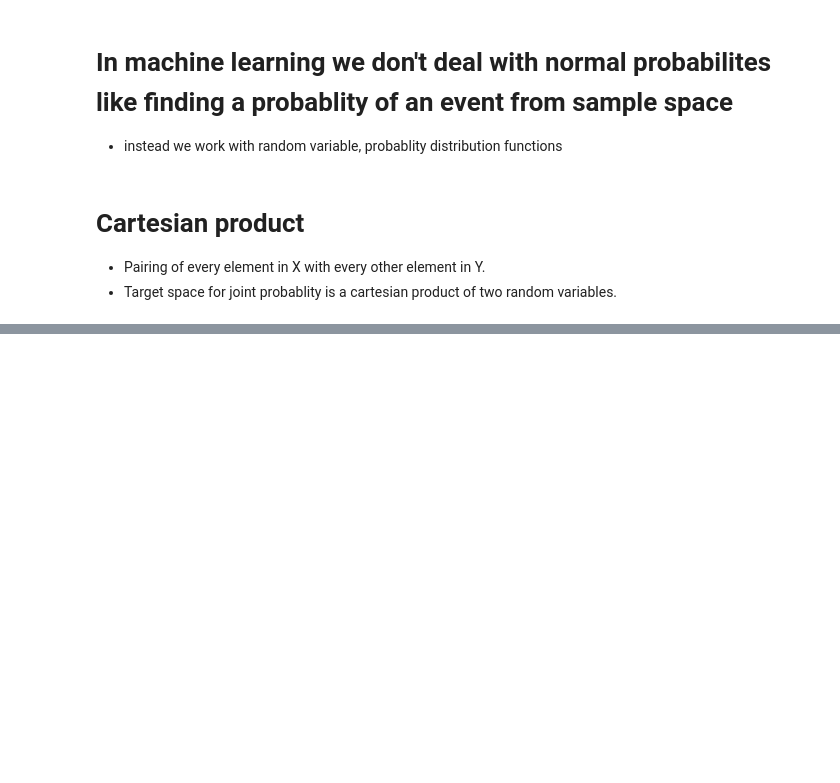
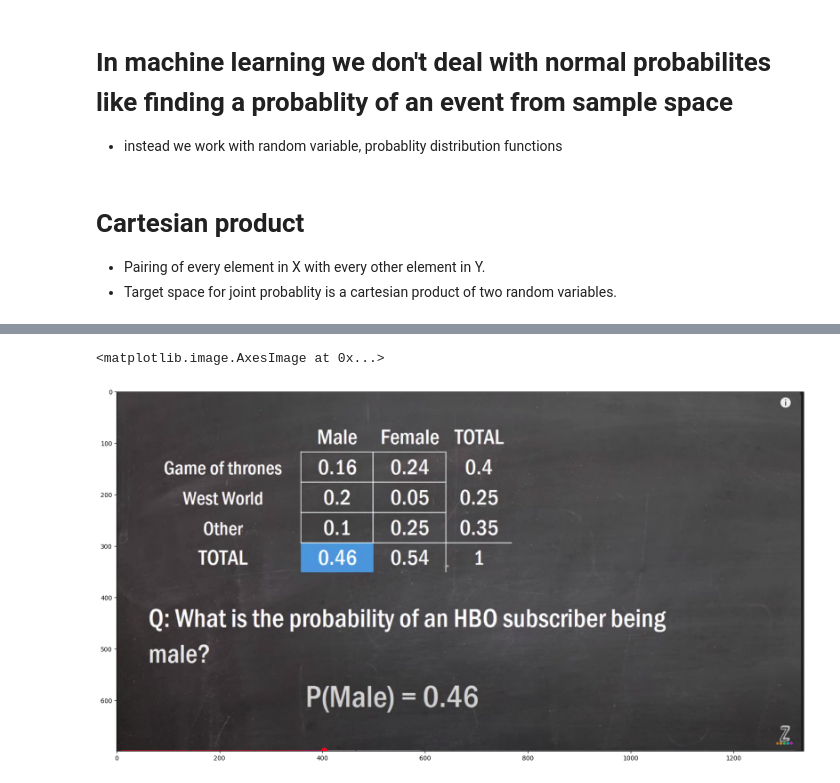
Before and after one commit to Anujverma89/90daysml, a Jupyter notebook: Day10.ipynb, the cells around one changed output, grey strips where cells are left out. Cells and saved outputs as stored; diff of their text form; code cells hidden in the pictures; blank space fills up the shorter version.

```diff
--- a/Day10.ipynb
+++ b/Day10.ipynb
@@ -72,0 +96,12 @@ Probability Distribution function -> Maps -> Probability of each element in a ta
+# %%
+from PIL import Image
+import numpy as np
+import matplotlib.pyplot as plt
+
+img = Image.open("./marignal_probability.png")
+imgarr = np.array(img)
+plt.figure(figsize=(20,12))
+plt.imshow(imgarr)
+# %% [output]
+<matplotlib.image.AxesImage at 0x...>
+[figure, added]
```
Also changed, not shown: parts of 2 cells of this notebook, 5 other files.
